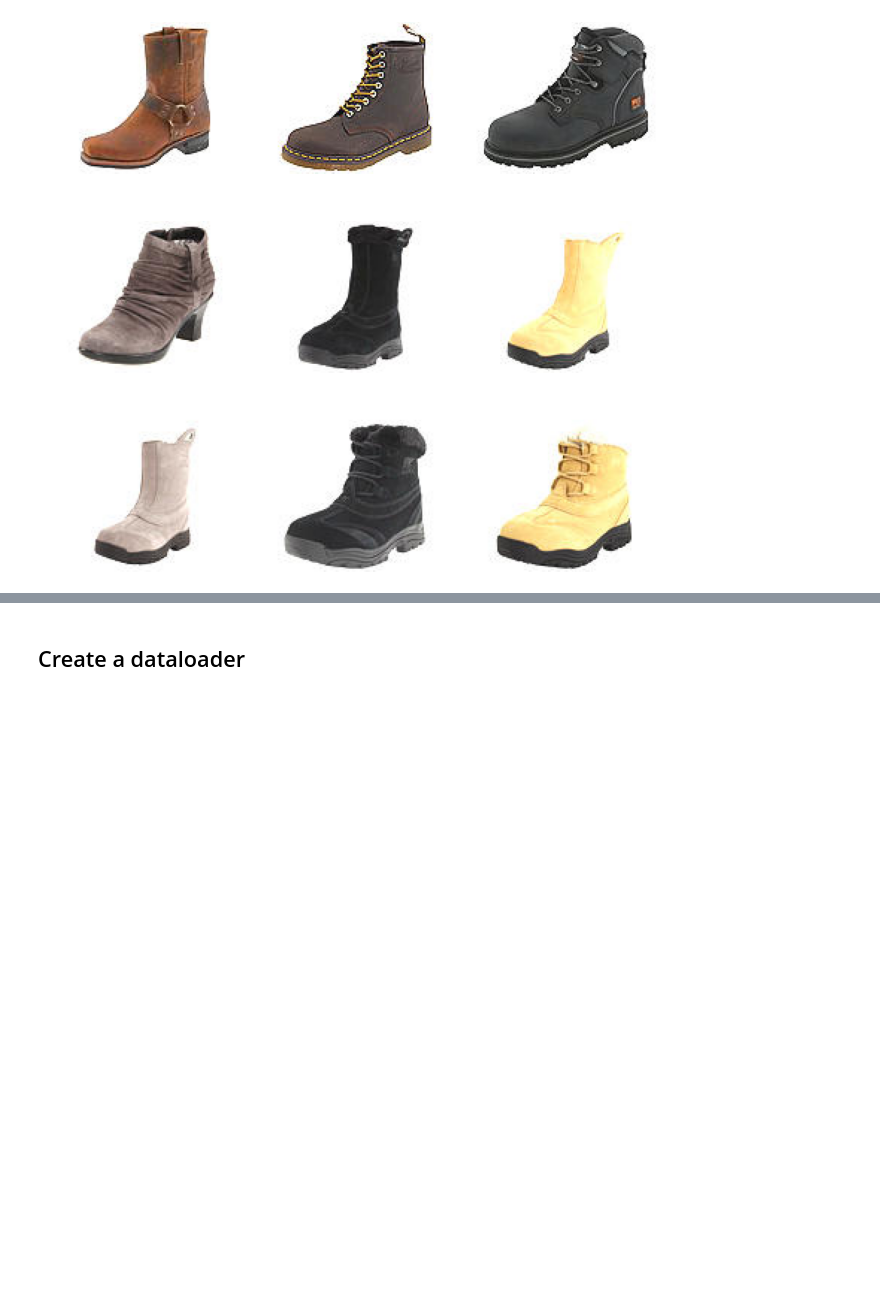
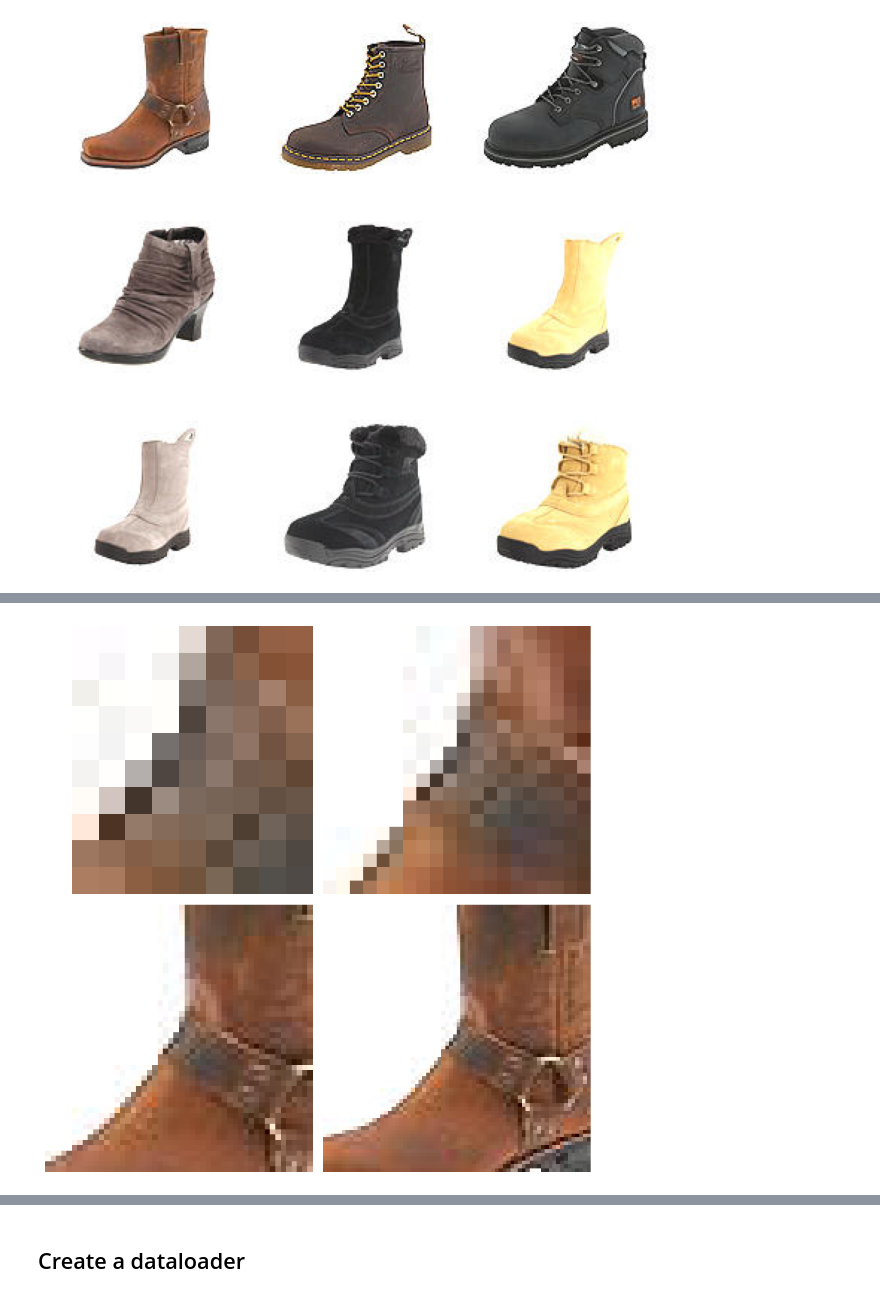
Before and after one commit to JuanJRP/machine_learning, a Jupyter notebook: Sem_11/Image_transformations.ipynb, the cells around one changed output, grey strips where cells are left out. Saved outputs shown, nothing was run; the diff lists cells and outputs as text; code cells hidden in the pictures; blank space fills up the shorter version.

```diff
--- a/Sem_11/Image_transformations.ipynb
+++ b/Sem_11/Image_transformations.ipynb
@@ -86,4 +90,6 @@ plot_images (padded_imgs, grid_size = (2,2))
 # %%
-center_crops = [T.CenterCrop(size=size)( _ ) for size in (30, 50, 100, 102)]
+center_crops = [T.CenterCrop(size=size)( train_dataset[0][0] ) for size in (10, 20, 50, 70)]
 plot_images (center_crops, grid_size = (2,2))
+# %% [output]
+[figure, added]
 # %%
```
Also changed, not shown: parts of 11 cells of this notebook, 2 other files.
